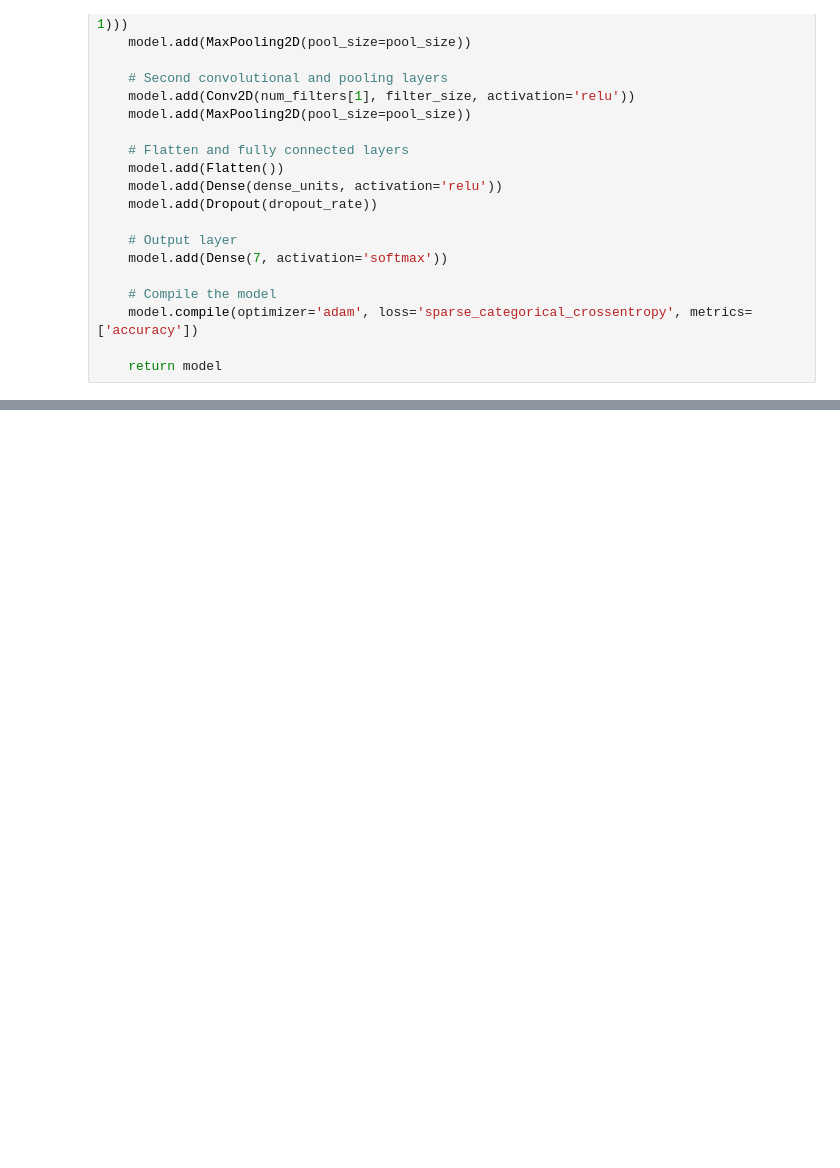
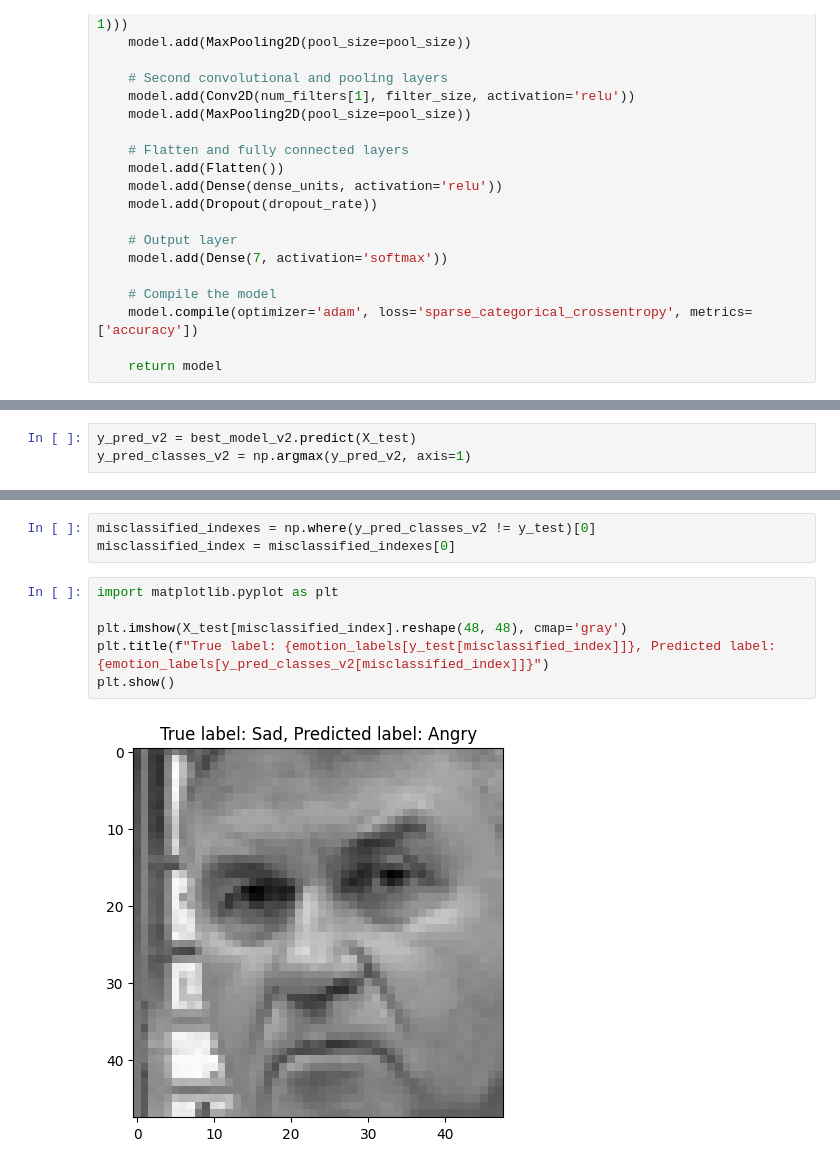
Before and after one commit to SpaceMonkey0453/Capstone-Project, a Jupyter notebook: Notebook.ipynb, the cells around one changed output, grey strips where cells are left out. Drawn from its saved outputs; the diff is of its cells as text; blank space fills up the shorter version.

Commit message:
Finished Model

```diff
--- a/Notebook.ipynb
+++ b/Notebook.ipynb
@@ -434,0 +429,3 @@ plt.show()
+# %%
+y_pred_v2 = best_model_v2.predict(X_test)
+y_pred_classes_v2 = np.argmax(y_pred_v2, axis=1)
@@ -434,0 +434,11 @@ plt.show()
+# %%
+misclassified_indexes = np.where(y_pred_classes_v2 != y_test)[0]
+misclassified_index = misclassified_indexes[0]
+# %%
+import matplotlib.pyplot as plt
+
+plt.imshow(X_test[misclassified_index].reshape(48, 48), cmap='gray')
+plt.title(f"True label: {emotion_labels[y_test[misclassified_index]]}, Predicted label: {emotion_labels[y_pred_classes_v2[misclassified_index]]}")
+plt.show()
+# %% [output]
+[figure, added]
```
Also changed, not shown: parts of 20 cells of this notebook.
